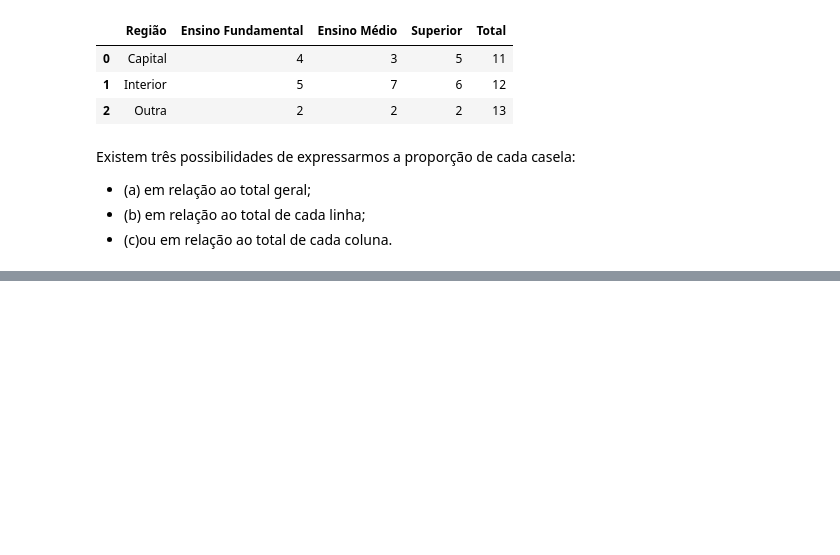
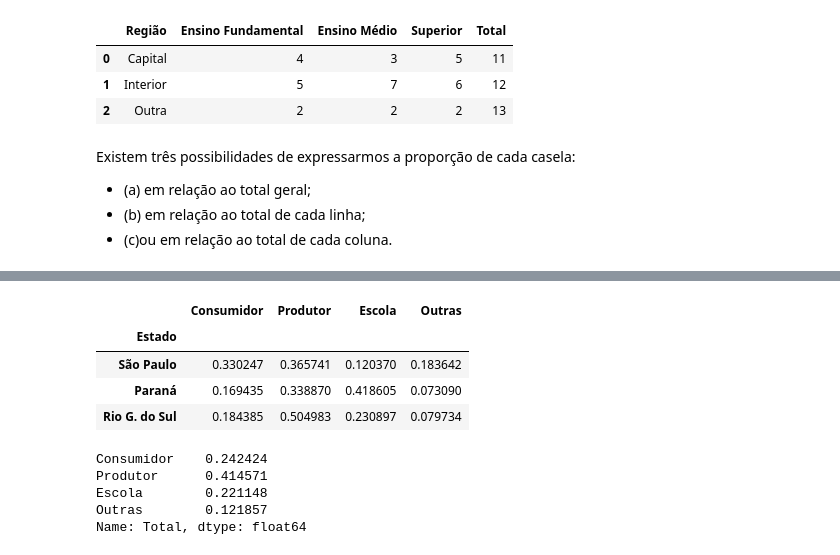
Before and after one commit to eduardamota/math-statistics-algebra, a Jupyter notebook: analise-bidimensional.ipynb, the cells around one changed output, grey strips where cells are left out. Cells and saved outputs as stored; diff of their text form; code cells hidden in the pictures; blank space fills up the shorter version.

```diff
--- a/analise-bidimensional.ipynb
+++ b/analise-bidimensional.ipynb
@@ -60,0 +74,7 @@ Observamos que
+# %%
+#Trazendo o total
+def total(row):
+    total = row.sum()
+    return total
+df_alunos['Total'] = df_alunos.apply(total,axis=1)
+df_alunos.head()
@@ -60,0 +86,9 @@ Observamos que
+# %%
+#Queremo verificar se existe associação entre o sexo e a carreira escolhida
+def percentual(row):
+    total = row.sum()
+    percentual = row/total
+    return percentual
+
+df_porcentagem = df_alunos.apply(percentual, axis=0)
+df_porcentagem.head()
@@ -60,0 +161,27 @@ Observamos que
+# %%
+#Percentual
+df_co_porcentagem = df_co.apply(percentual, axis=1)
+df_co_porcentagem.head()
+# %% [output]
+|  | Consumidor | Produtor | Escola | Outras |
+| Estado |  |  |  |  |
+| São Paulo | 0.330247 | 0.365741 | 0.120370 | 0.183642 |
+| Paraná | 0.169435 | 0.338870 | 0.418605 | 0.073090 |
+| Rio G. do Sul | 0.184385 | 0.504983 | 0.230897 | 0.079734 |
+# %%
+# Calcular o total de cada coluna
+total_colunas = df_co.sum()
+
+# Adicionar uma linha com o total de cada coluna
+df_co.loc['Total'] = total_colunas
+
+# Calcular o percentual de cada valor em relação ao total geral
+df_percentual = df_co / total_colunas.sum()
+
+df_percentual.loc['Total']
+# %% [output]
+Consumidor    0.242424
+Produtor      0.414571
+Escola        0.221148
+Outras        0.121857
+Name: Total, dtype: float64
```
Also changed, not shown: parts of 25 cells of this notebook.
